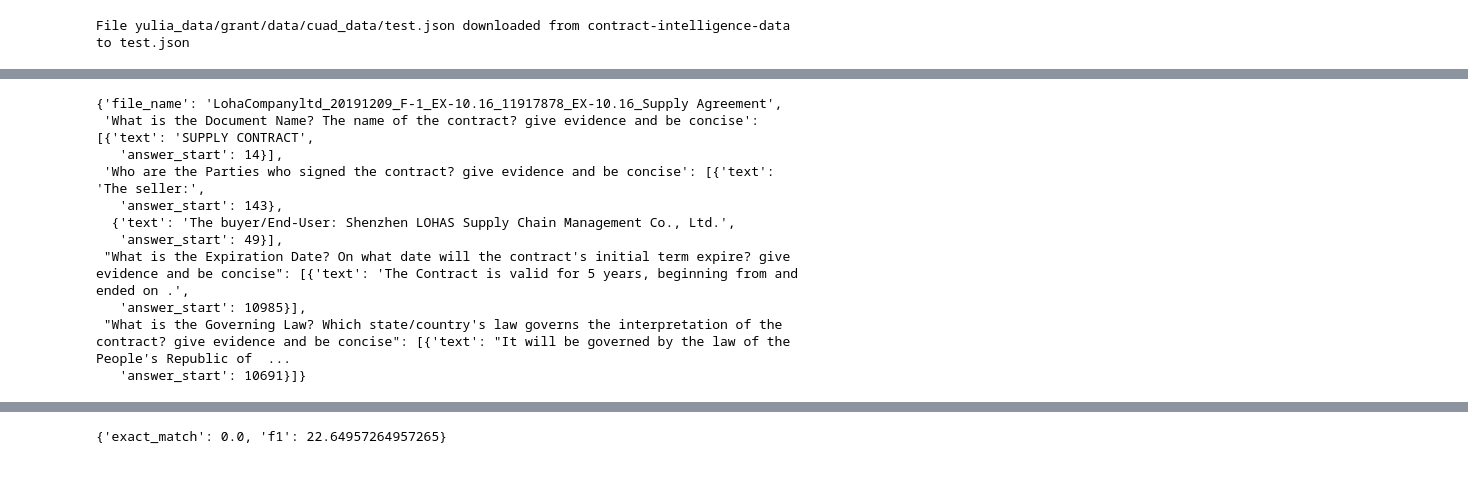
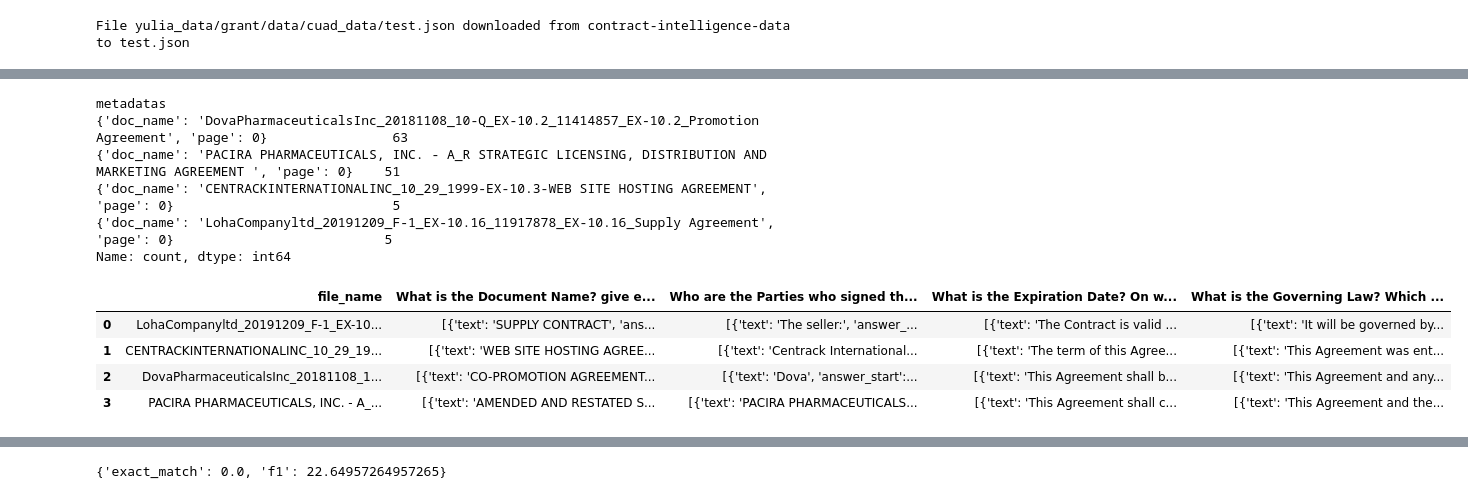
Before and after one commit to MeliorAI/vllm-exploratory, a Jupyter notebook: llm/xplore/LINT_723_explore_RAG.ipynb, the cells around one changed output, grey strips where cells are left out. Saved outputs shown, nothing was run; the diff lists cells and outputs as text; code cells hidden in the pictures.

```diff
--- a/llm/xplore/LINT_723_explore_RAG.ipynb
+++ b/llm/xplore/LINT_723_explore_RAG.ipynb
@@ -480,0 +558,9 @@ Using Sentence Transformer embeddings
+# %%
+df.metadatas.value_counts()
+# %% [output]
+metadatas
+{'doc_name': 'DovaPharmaceuticalsInc_20181108_10-Q_EX-10.2_11414857_EX-10.2_Promotion Agreement', 'page': 0}                63
+{'doc_name': 'PACIRA PHARMACEUTICALS, INC. - A_R STRATEGIC LICENSING, DISTRIBUTION AND MARKETING AGREEMENT ', 'page': 0}    51
+{'doc_name': 'CENTRACKINTERNATIONALINC_10_29_1999-EX-10.3-WEB SITE HOSTING AGREEMENT', 'page': 0}                            5
+{'doc_name': 'LohaCompanyltd_20191209_F-1_EX-10.16_11917878_EX-10.16_Supply Agreement', 'page': 0}                           5
+Name: count, dtype: int64
@@ -483,9 +571,9 @@ Using Sentence Transformer embeddings
 map_questions = {"""Highlight the parts (if any) of this contract related to "Expiration Date" that should be reviewed by a lawyer. Details: On what date will the contract's initial term expire?""":
                     "What is the Expiration Date? On what date will the contract's initial term expire? give evidence and be concise",
                 """Highlight the parts (if any) of this contract related to "Document Name" that should be reviewed by a lawyer. Details: The name of the contract""":
-                    "What is the Document Name? The name of the contract? give evidence and be concise",
+                    "What is the Document Name? give evidence and be concise",
                 """Highlight the parts (if any) of this contract related to "Parties" that should be reviewed by a lawyer. Details: The two or more parties who signed the contract""":
-                    "Who are the Parties who signed the contract? give evidence and be concise",
+                    "Who are the Parties who signed the contract? be concise",
                 """Highlight the parts (if any) of this contract related to "Governing Law" that should be reviewed by a lawyer. Details: Which state/country's law governs the interpretation of the contract?""":
                     "What is the Governing Law? Which state/country's law governs the interpretation of the contract? give evidence and be concise"}
 # %%
@@ -499,17 +587,12 @@ for dd in test_data['data'][:5]:
             if 'answers' in qq.keys() and len(qq['answers'])>0:
                 questions[question] = qq['answers']
     filtered_questions.append(questions)
-# %%
-filtered_questions[0]
-# %% [output]
-{'file_name': 'LohaCompanyltd_20191209_F-1_EX-10.16_11917878_EX-10.16_Supply Agreement',
- 'What is the Document Name? The name of the contract? give evidence and be concise': [{'text': 'SUPPLY CONTRACT',
-   'answer_start': 14}],
- 'Who are the Parties who signed the contract? give evidence and be concise': [{'text': 'The seller:',
-   'answer_start': 143},
-  {'text': 'The buyer/End-User: Shenzhen LOHAS Supply Chain Management Co., Ltd.',
-   'answer_start': 49}],
- "What is the Expiration Date? On what date will the contract's initial term expire? give evidence and be concise": [{'text': 'The Contract is valid for 5 years, beginning from and ended on .',
-   'answer_start': 10985}],
- "What is the Governing Law? Which state/country's law governs the interpretation of the contract? give evidence and be concise": [{'text': "It will be governed by the law of the People's Republic of  ...
-   'answer_start': 10691}]}
+# %%
+data_evidence = pd.DataFrame(filtered_questions)
+data_evidence
+# %% [output]
+|  | file_name | What is the Document Name? give e... | Who are the Parties who signed th... | What is the Expiration Date? On w... | What is the Governing Law? Which ... |
+| 0 | LohaCompanyltd_20191209_F-1_EX-10... | [{'text': 'SUPPLY CONTRACT', 'ans... | [{'text': 'The seller:', 'answer_... | [{'text': 'The Contract is valid ... | [{'text': 'It will be governed by... |
+| 1 | CENTRACKINTERNATIONALINC_10_29_19... | [{'text': 'WEB SITE HOSTING AGREE... | [{'text': 'Centrack International... | [{'text': 'The term of this Agree... | [{'text': 'This Agreement was ent... |
+| 2 | DovaPharmaceuticalsInc_20181108_1... | [{'text': 'CO-PROMOTION AGREEMENT... | [{'text': 'Dova', 'answer_start':... | [{'text': 'This Agreement shall b... | [{'text': 'This Agreement and any... |
+| 3 | PACIRA PHARMACEUTICALS, INC. - A_... | [{'text': 'AMENDED AND RESTATED S... | [{'text': 'PACIRA PHARMACEUTICALS... | [{'text': 'This Agreement shall c... | [{'text': 'This Agreement and the... |
```
Also changed, not shown: parts of 47 cells of this notebook.
